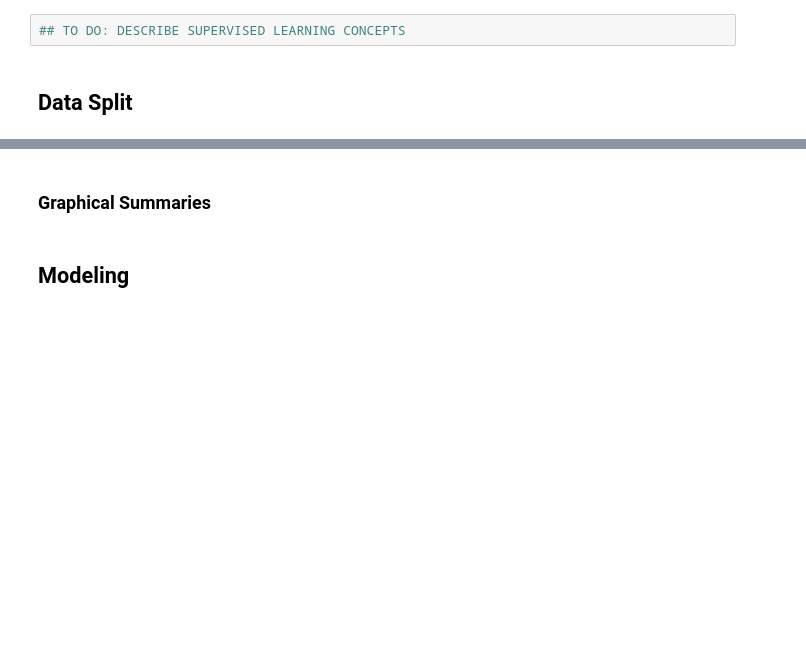
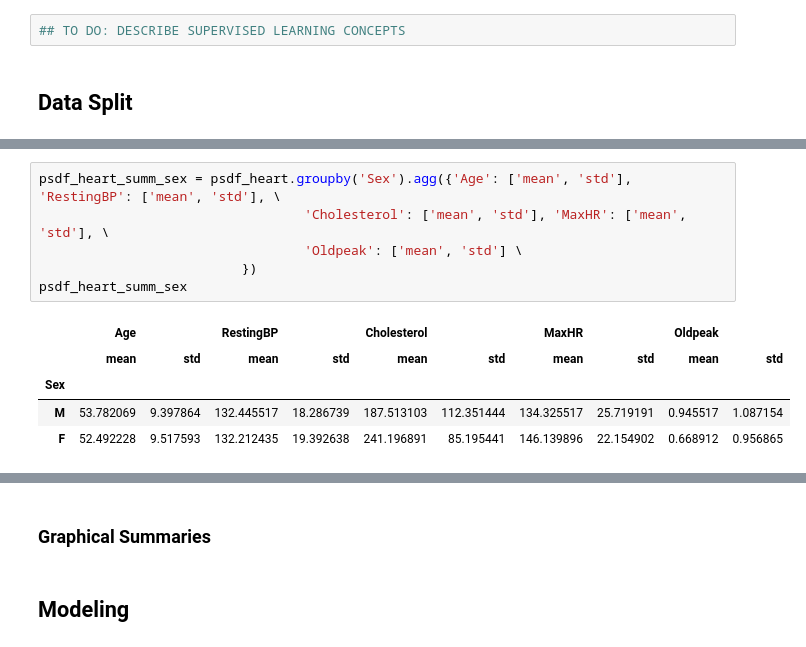
Before and after one commit to akoncsugit/HeartFailure, a Jupyter notebook: FinalProject.ipynb, the cells around one changed output, grey strips where cells are left out. Drawn from its saved outputs; the diff is of its cells as text; blank space fills up the shorter version.

```diff
--- a/FinalProject.ipynb
+++ b/FinalProject.ipynb
@@ -64,0 +129,12 @@ only showing top 5 rows
+# %%
+psdf_heart_summ_sex = psdf_heart.groupby('Sex').agg({'Age': ['mean', 'std'], 'RestingBP': ['mean', 'std'], \
+                                  'Cholesterol': ['mean', 'std'], 'MaxHR': ['mean', 'std'], \
+                                  'Oldpeak': ['mean', 'std'] \
+                          })
+psdf_heart_summ_sex
+# %% [output]
+|  | Age |  | RestingBP |  | Cholesterol |  | MaxHR |  | Oldpeak |  |
+|  | mean | std | mean | std | mean | std | mean | std | mean | std |
+| Sex |  |  |  |  |  |  |  |  |  |  |
+| M | 53.782069 | 9.397864 | 132.445517 | 18.286739 | 187.513103 | 112.351444 | 134.325517 | 25.719191 | 0.945517 | 1.087154 |
+| F | 52.492228 | 9.517593 | 132.212435 | 19.392638 | 241.196891 | 85.195441 | 146.139896 | 22.154902 | 0.668912 | 0.956865 |
```
Also changed, not shown: parts of 19 cells of this notebook.
